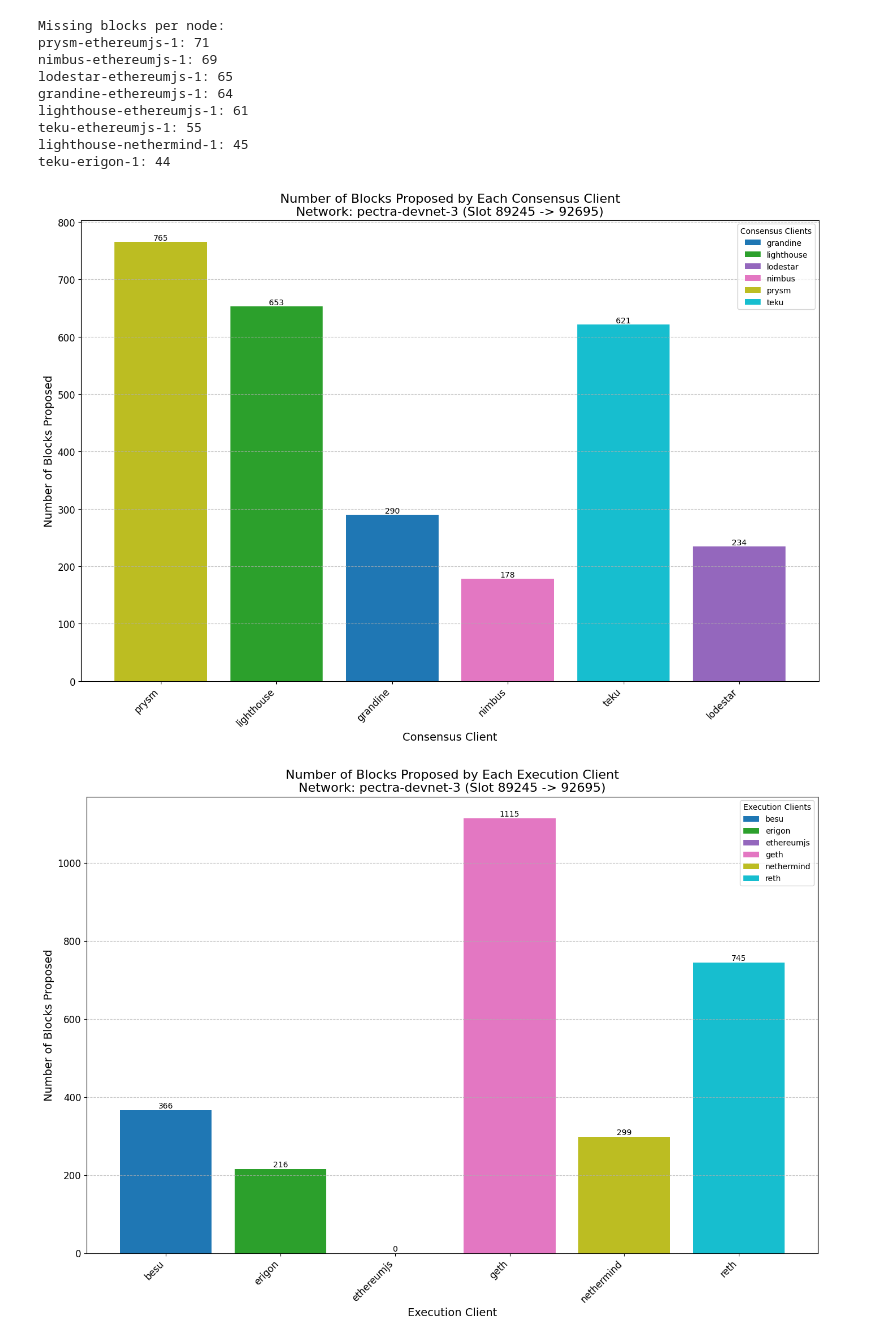
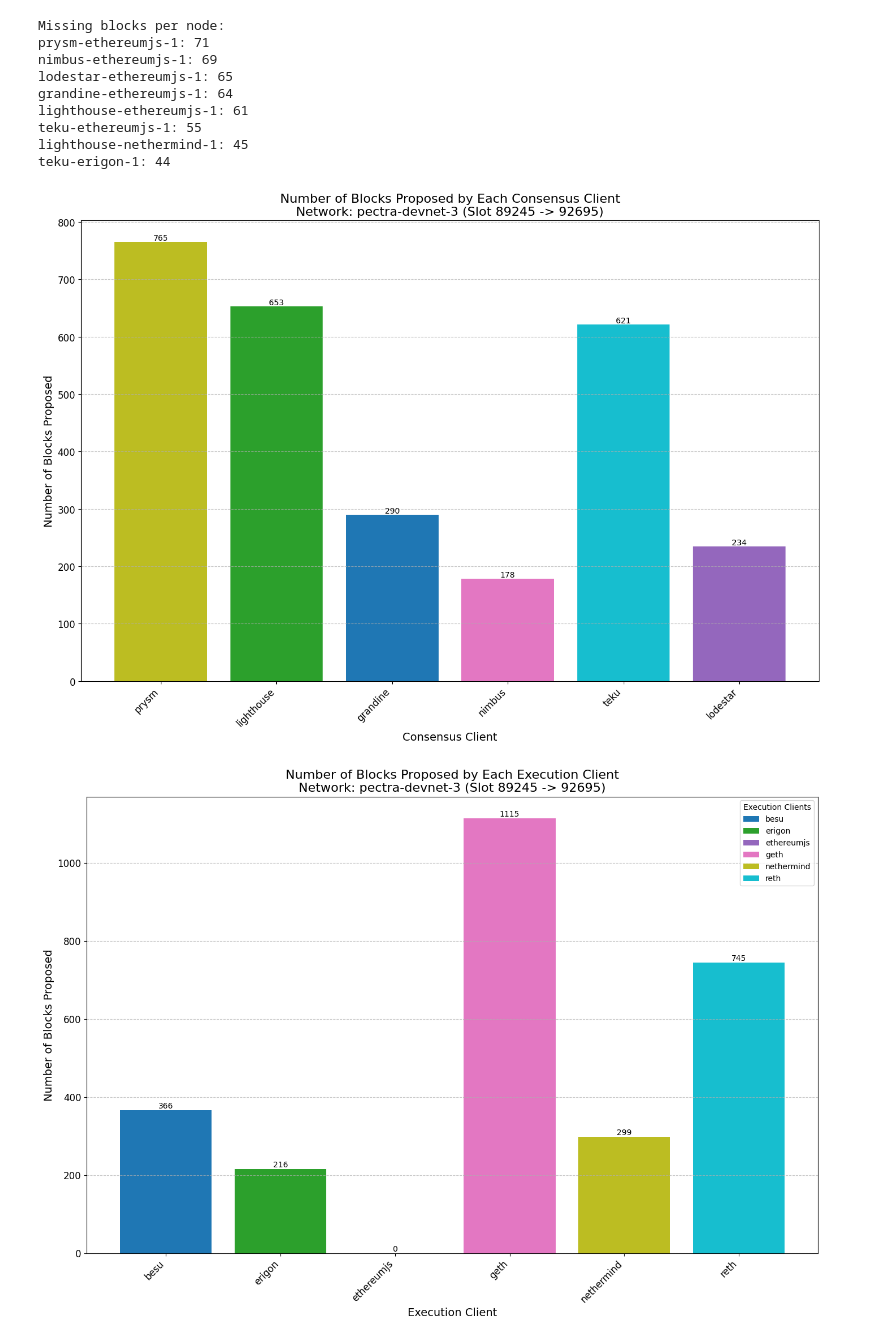
Before and after one commit to ethpandaops/xatu-data, a Jupyter notebook: examples/clickhouse/block-arrival/block-arrival-time.ipynb, the cells around one changed output. Cells and saved outputs as stored; diff of their text form; code cells hidden in the pictures.

```diff
--- a/examples/clickhouse/block-arrival/block-arrival-time.ipynb
+++ b/examples/clickhouse/block-arrival/block-arrival-time.ipynb
@@ -259,7 +259,7 @@ missing_counts = [item[1] for item in sorted_missing_blocks]
 # Create a color palette based on consensus clients
 consensus_clients = [node.split('-')[0] for node in nodes]
 unique_clients = sorted(set(consensus_clients))
-color_palette = plt.cm.get_cmap('tab10')(np.linspace(0, 1, len(unique_clients)))
+color_palette = plt.colormaps['tab10'](np.linspace(0, 1, len(unique_clients)))
 colors = [color_palette[unique_clients.index(client)] for client in consensus_clients]
 
 # Plotting
@@ -321,45 +321,40 @@ block_counts = list(consensus_client_counts.values())
 
 # Create a color palette based on consensus clients
 unique_clients = sorted(set(consensus_clients))
-color_palette = plt.cm.get_cmap('tab10')(np.linspace(0, 1, len(unique_clients)))
+color_palette = plt.colormaps['tab10'](np.linspace(0, 1, len(unique_clients)))
 colors = [color_palette[unique_clients.index(client)] for client in consensus_clients]
 
 # Plotting
 plt.figure(figsize=(14, 10))
 bars = plt.bar(consensus_clients, block_counts, color=colors)
 
 # Customize the plot
 plt.title(f"Number of Blocks Proposed by Each Consensus Client\nNetwork: {network} (Slot {min_slot} -> {max_slot})",
           fontsize=16)
 plt.xlabel("Consensus Client", fontsize=14)
 plt.ylabel("Number of Blocks Proposed", fontsize=14)
 plt.xticks(rotation=45, ha='right', fontsize=12)
 plt.yticks(fontsize=12)
 
 # Add value labels on top of each bar
 for bar in bars:
     height = bar.get_height()
     plt.text(bar.get_x() + bar.get_width()/2., height,
              f'{height}',
              ha='center', va='bottom', fontsize=10)
 
 # Add a grid for better readability
 plt.grid(axis='y', linestyle='--', alpha=0.7)
 
-# Add a legend for consensus clients
-legend_elements = [plt.Rectangle((0,0),1,1, facecolor=color_palette[i], edgecolor='none', label=client)
-                   for i, client in enumerate(unique_clients)]
-plt.legend(handles=legend_elements, title="Consensus Clients", loc='upper right')
-
 # Improve layout and show plot
 plt.tight_layout()
 plt.show()
 
 # Print detailed results (uncomment if needed)
 # for client, count in consensus_client_counts.items():
 #     print(f"{client} proposed {count} blocks")
 # %% [output]
-[figure, old version]
+[figure, new version]
 # %%
 # Count the number of blocks proposed by each execution client
 execution_client_counts = {}
```
Also changed, not shown: parts of 2 cells of this notebook.
